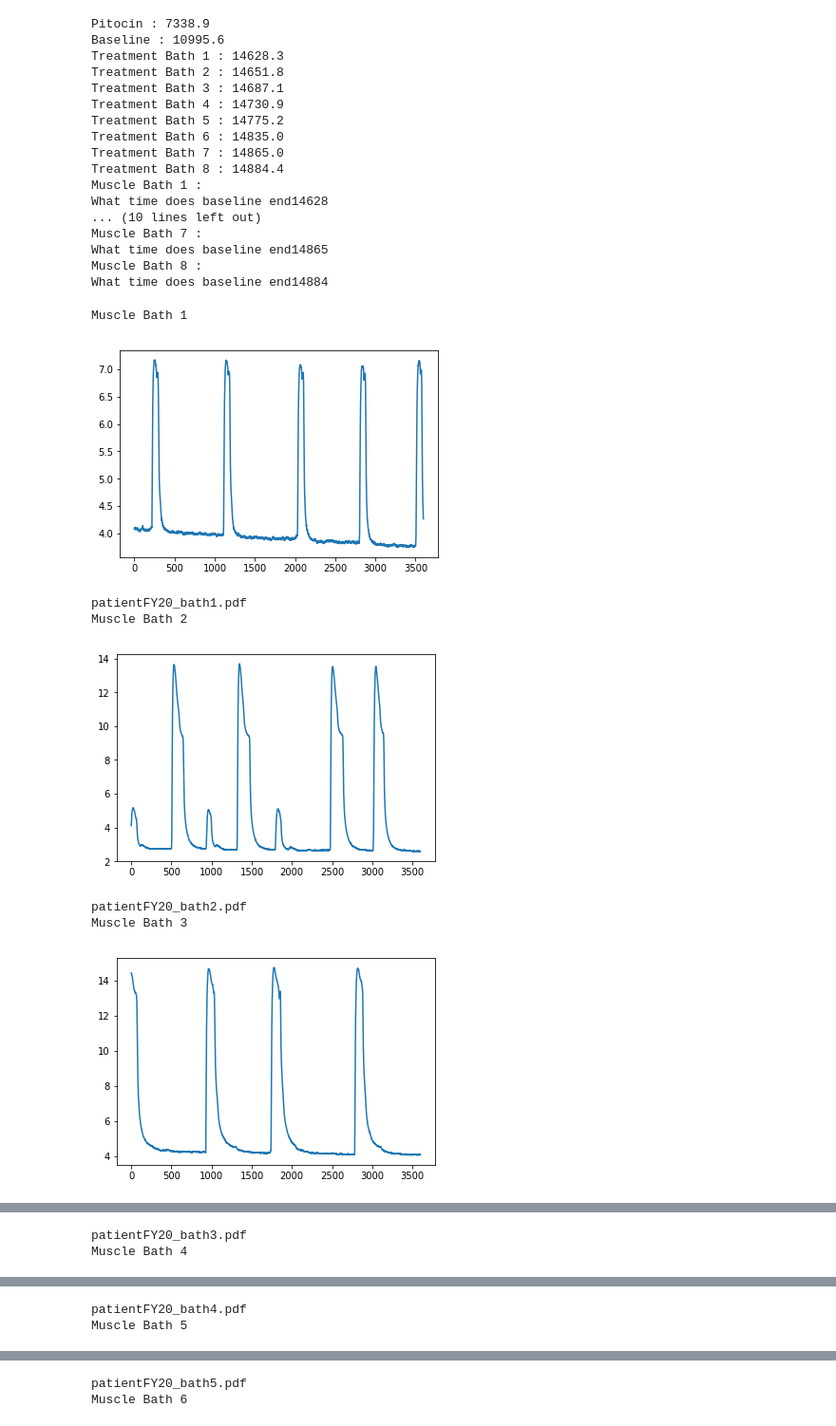
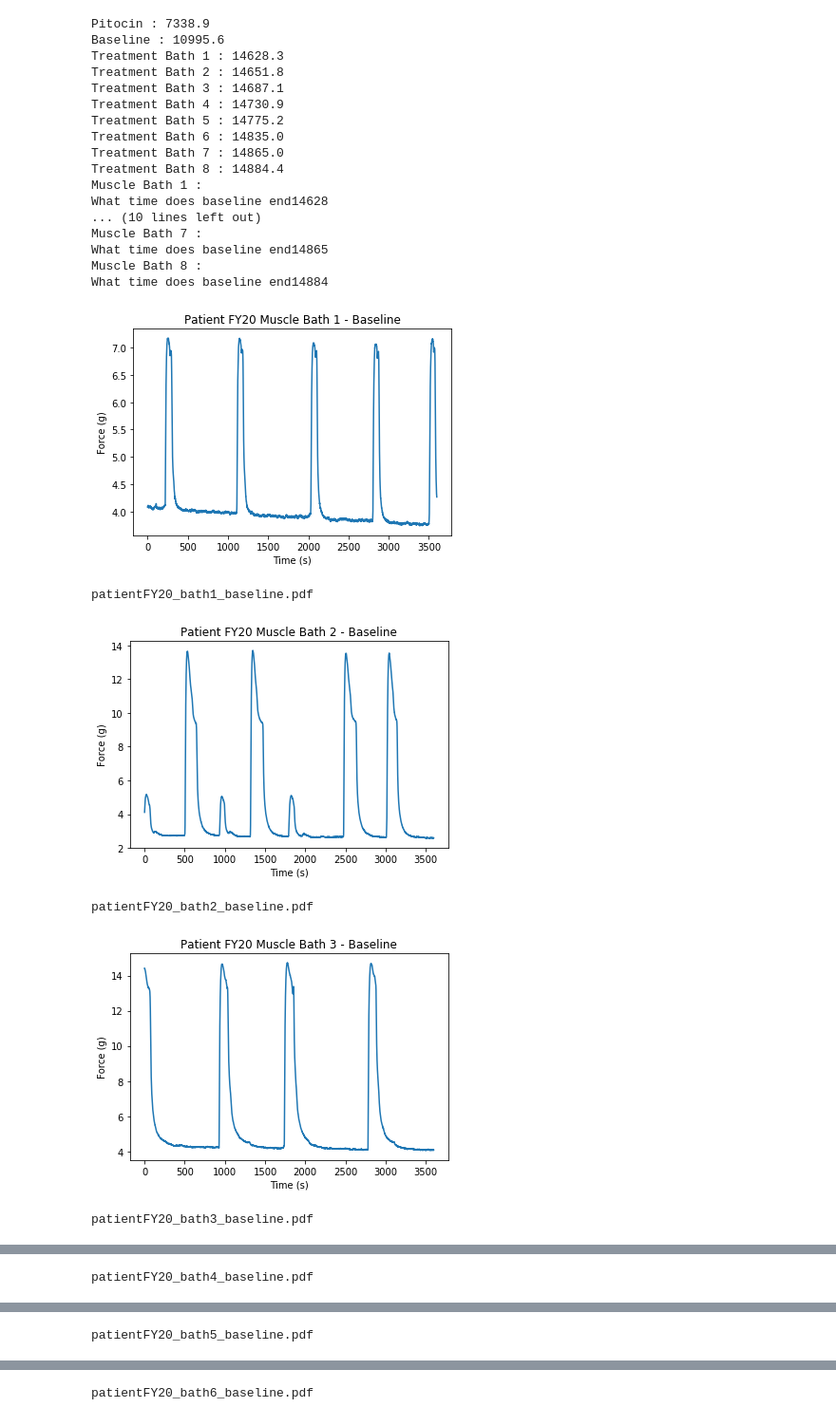
Before and after one commit to wupchurc/Muscle-Bath, a Jupyter notebook: Myometrial Contractility.ipynb, the cells around one changed output, grey strips where cells are left out. Shown at 95% size. Drawn from its saved outputs; the diff is of its cells as text; code cells hidden in the pictures.

```diff
--- a/Myometrial Contractility.ipynb
+++ b/Myometrial Contractility.ipynb
@@ -123,22 +122,22 @@ What time does baseline end14884
 # %%
 #plot the baseline contraction force data from
 #for bath in df_ref['Bath Number']:
 for i in range(len(baseline_array_list)):
-
     bath = df_ref.iloc[i]["Bath Number"]
-    print("Muscle Bath",bath)
+    #print("Muscle Bath",bath)
     f = plt.figure()
     plt.plot(np.array(baseline_array_list[i]))
+    plt.title("Patient "+list(df_ref['Patient'])[i]+" Muscle Bath "+str(bath)+" - Baseline")
+    plt.ylabel("Force (g)")
+    plt.xlabel("Time (s)")
     plt.show()
-    savestring = "patient"+(list(df_ref['Patient'])[i])+"_"+"bath"+str(bath)+'.pdf'
+    savestring = "patient"+(list(df_ref['Patient'])[i])+"_"+"bath"+str(bath)+"_baseline"+'.pdf'
     print(savestring)
     f.savefig(savestring,sep = '')
 # %% [output]
+[figure, new version]
-Muscle Bath 1
+patientFY20_bath1_baseline.pdf
-[figure, old version]
+[figure, new version]
-patientFY20_bath1.pdf
-Muscle Bath 2
+patientFY20_bath2_baseline.pdf
-[figure, old version]
+[figure, new version]
-patientFY20_bath2.pdf
-Muscle Bath 3
+patientFY20_bath3_baseline.pdf
-[figure, old version]
@@ -145,2 +145 @@ Muscle Bath 3
-patientFY20_bath3.pdf
-Muscle Bath 4
+patientFY20_bath4_baseline.pdf
@@ -148,2 +147 @@ Muscle Bath 4
-patientFY20_bath4.pdf
-Muscle Bath 5
+patientFY20_bath5_baseline.pdf
@@ -151,2 +149 @@ Muscle Bath 5
-patientFY20_bath5.pdf
-Muscle Bath 6
+patientFY20_bath6_baseline.pdf
```
Also changed, not shown: parts of 12 cells of this notebook.
